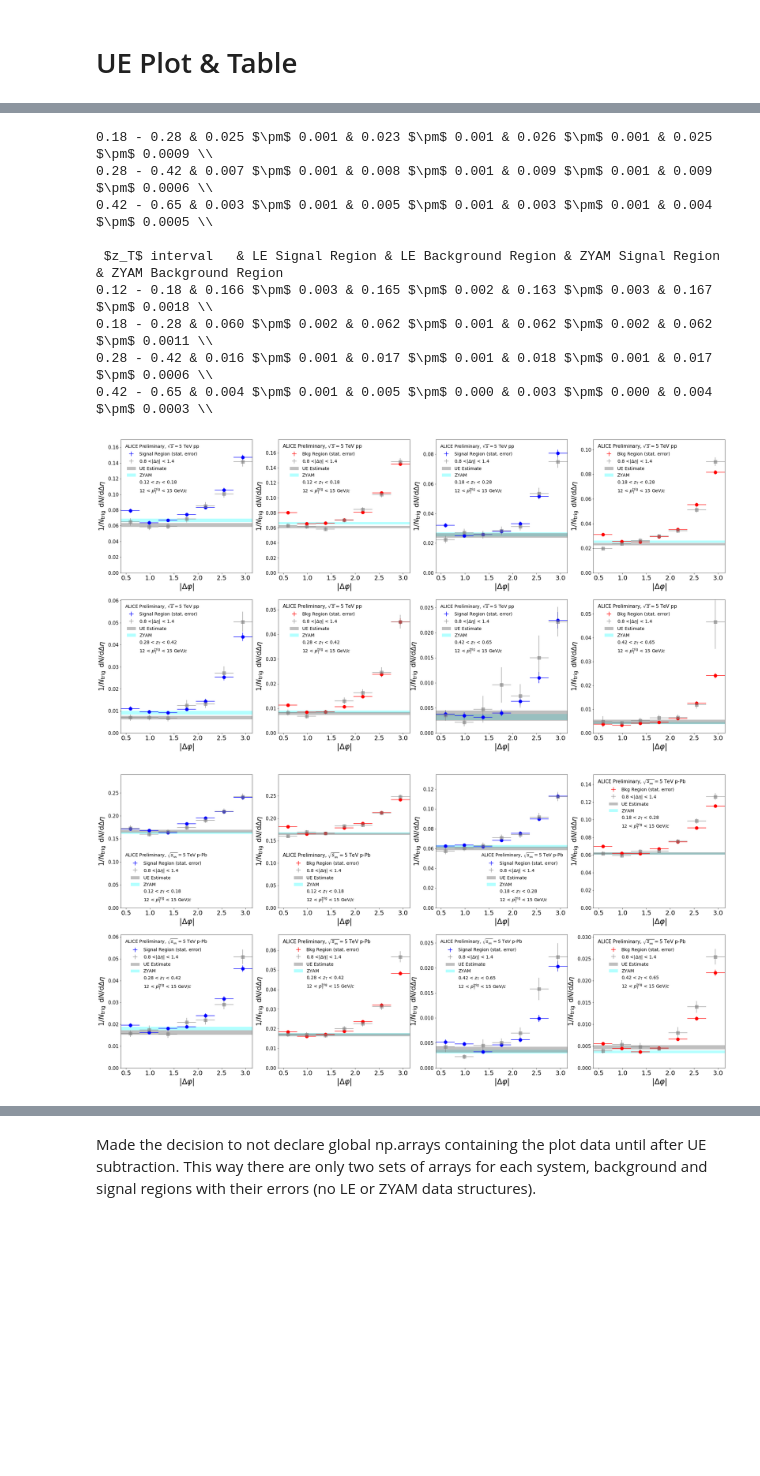
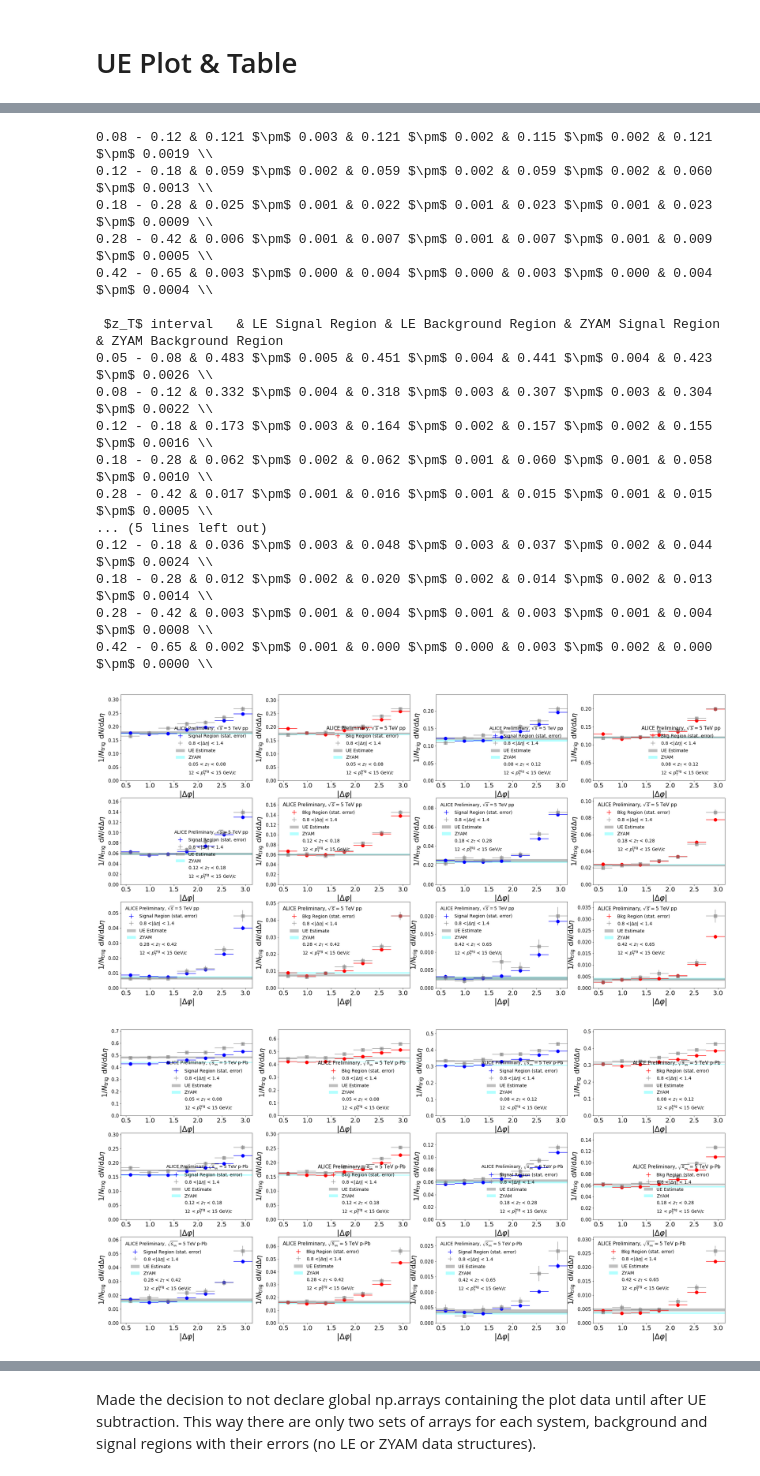
Before and after one commit to miguelignacio/CorrelationAnalysis, a Jupyter notebook: NtupleAnalysis/correlation.ipynb, the cells around one changed output, grey strips where cells are left out. Saved outputs shown, nothing was run; the diff lists cells and outputs as text; code cells hidden in the pictures; blank space fills up the shorter version.

```diff
--- a/NtupleAnalysis/correlation.ipynb
+++ b/NtupleAnalysis/correlation.ipynb
@@ -67,23 +101,30 @@ MC_File = 'InputData/18b10a_pthat_1_2_SE_NN_Correlation_GMB_Ratio.root'
 delta_phi_centers= np.array([0.5890486225480862, 0.9817477042468103, 1.3744467859455345, 1.7671458676442586, 2.1598449493429825, 2.552544031041707, 2.945243112740431])
 phi_width = [0.39269908169872414/2]*len(delta_phi_centers)
 
-###Array used for UE Error bar####
+###Array used for WIDTH UE Error bar####
 ue_error_bar = np.array([0,0.05,0.1,0.15,0.2,0.25,0.3,0.39269908169872414,2*0.39269908169872414])
 
 zTbins = [0.05, 0.07670637, 0.11767734, 0.18053204, 0.27695915, 0.42489062, 0.65183634, 1]
-pTbins = [0,0,12, 15]
+#zTbins = [0.06335319, 0.09719185, 0.14910469, 0.22874559, 0.35092488, 0.53836348, 0.82591817, 1]
+
+if(HighpT):
+    pTbins = [0,0,15,20]
+
+else:
+    pTbins = [0,0,12, 15]
 
 #####. Total Number of zT bins, max 7  #####
-NzT = 4
+NzT = 6
 
 #####  Skip First N zT bins  #####
-zT_offset = 2
+zT_offset = 0
 
 zT_centers = np.zeros(NzT)
 zT_widths = np.zeros(NzT)
 for ztbin in range(zT_offset,NzT+zT_offset):
     zT_centers[ztbin-zT_offset] = (zTbins[ztbin]+ zTbins[ztbin+1])/2
     zT_widths[ztbin-zT_offset] = (zTbins[ztbin+1]-zTbins[ztbin])/2
+print(zT_centers)
 
 Corrections = [1,1.007,0.982,0.970,0.942,0.830,0.640]
 oneminFake = [1,0.982,0.980,0.978,0.970,0.915,0.812]
@@ -90,3 +135,5 @@ oneminFake = [1,0.982,0.980,0.978,0.970,0.915,0.812]
+# %%
+eta_max = 1.2
 # %% [markdown]
 # Define Errors
 # %%
@@ -237,7 +283,6 @@ def GetLE_Val( LE_Phi_Array, LE_Error_Array):
 def GetPhiProj(filename,prfx,ipt, izt, Signal_DNN=True):
 
     file = ROOT.TFile(filename)
-
 
     if (Signal_DNN == "Inclusive"):
         histo2D = file.Get('Correlation__pT%1.0f_%1.0f__zT%1.0f_zT%1.0f'
@@ -246,8 +291,7 @@ def GetPhiProj(filename,prfx,ipt, izt, Signal_DNN=True):
         Eta_Axis = histo2D.GetYaxis()
         PhiProjection = histo2D.ProjectionX('Inclusive_PhiProjection__pT_%1.0f_%1.0f__zt_%1.0f_%1.0f'
                                       %(pTbins[ipt],pTbins[ipt+1],100*zTbins[izt],
-                                        100*zTbins[izt+1]),Eta_Axis.FindBin(-0.6),Eta_Axis.FindBin(0.6))
-                                        #100*zTbins[izt+1]),Eta_Axis.FindBin(-1.2),Eta_Axis.FindBin(1.2))
+                                        100*zTbins[izt+1]),Eta_Axis.FindBin(-eta_max),Eta_Axis.FindBin(eta_max))
 
     else:
         DNN_Rgn = int(Signal_DNN) + 2*(1-int(Signal_DNN)) #convert bool to DNN_1 (Sgn) or DNN_2 (Bkgd)
@@ -257,14 +301,11 @@ def GetPhiProj(filename,prfx,ipt, izt, Signal_DNN=True):
         Eta_Axis = histo2D.GetYaxis()
         PhiProjection = histo2D.ProjectionX('DNN%i_PhiProjection__pT_%1.0f_%1.0f__zt_%1.0f_%1.0f'
                                       %(DNN_Rgn,pTbins[ipt],pTbins[ipt+1],100*zTbins[izt],
-                                        100*zTbins[izt+1]),Eta_Axis.FindBin(-0.6),Eta_Axis.FindBin(0.6))
-                                        #100*zTbins[izt+1]),Eta_Axis.FindBin(-1.2),Eta_Axis.FindBin(1.2))
-
+                                        100*zTbins[izt+1]),Eta_Axis.FindBin(-eta_max),Eta_Axis.FindBin(eta_max))
 
     PhiProjection.SetDirectory(0)
     PhiProjection.Rebin(2)
-    PhiProjection.Scale(1.0/1.2)
-    #PhiProjection.Scale(1.0/2.4)
+    PhiProjection.Scale(1.0/(2*eta_max))
 
     #per trigger yield
     ntriggers = Get_NTriggers(filename,ipt, Signal_DNN)
@@ -351,9 +392,6 @@ def GetPhiProj(filename,prfx,ipt, izt, Signal_DNN=True):
 # %% [markdown]
 # UE Plot & Table
 # %%
-Systems = ["pp","p-Pb"]
-Files = [pp_File,pPb_File]
-
 for sys,ifile in zip(Systems,Files):
     print(" $z_T$ interval   & LE Signal Region & LE Background Region & ZYAM Signal Region & ZYAM Background Region")
     fig = plt.figure(figsize=(34,17))
@@ -364,7 +402,7 @@ for sys,ifile in zip(Systems,Files):
 
             ztb = izt-zT_offset
 
-            Sig_LE_Phi_Array, Sig_LE_Error_Array = GetLEProj(ifile, ipt, izt, True,False)
+            Sig_LE_Phi_Array, Sig_LE_Error_Array = GetLEProj(ifile, ipt, izt, True,False)#2 Bools: Signal_Region, LE Region Averegaing
             Bkg_LE_Phi_Array, Bkg_LE_Error_Array = GetLEProj(ifile, ipt, izt, False,False)
 
             S_LE, S_LE_Error = GetLE_Val(Sig_LE_Phi_Array, Sig_LE_Error_Array)
@@ -412,7 +450,7 @@ for sys,ifile in zip(Systems,Files):
             s_le_line = ax.fill_between(fill_x, S_LE-S_LE_Error,S_LE+S_LE_Error,interpolate=False,edgecolor='grey',linewidth=0.0, alpha=0.5,facecolor='grey')
 
             leg = ax.legend([s_plot,s_le_plot,s_le_line,s_z_line,empt,empt2],['Signal Region (stat. error)','0.8 <|$\Delta\eta$| < 1.4','UE Estimate',
-                'ZYAM',r'%1.2f < $z_\mathrm{T}$ < %1.2f'%(zTbins[izt],zTbins[izt+1]),r'12 < $p_\mathrm{T}^{\mathrm{trig}}$ < 15 GeV/$c$'],
+                'ZYAM',r'%1.2f < $z_\mathrm{T}$ < %1.2f'%(zTbins[izt],zTbins[izt+1]),r'%1.0f < $p_\mathrm{T}^{\mathrm{trig}}$ < %1.0f GeV/$c$'%(pTbins[ipt],pTbins[ipt+1])],
                 loc='best',title = "Alice Preliminary %s 5 TeV",fontsize=14,frameon=False,numpoints=1)
             if (sys == 'pp'):
                 leg.set_title("ALICE Preliminary, $\sqrt{s}=$5 TeV %s"%(sys))
@@ -446,7 +484,7 @@ for sys,ifile in zip(Systems,Files):
 
             b_le_plot =plt.errorbar(delta_phi_centers,Bkg_LE_Phi_Array,xerr=phi_width,yerr=Bkg_LE_Error_Array,fmt=None,ecolor='Grey',alpha=0.8)
             leg = ax.legend([b_plot,b_le_plot,b_le_line,b_z_line,empt,empt2],['Bkg Region (stat. error)','0.8 <|$\Delta\eta$| < 1.4','UE Estimate',
-                'ZYAM',r'%1.2f < $z_\mathrm{T}$ < %1.2f'%(zTbins[izt],zTbins[izt+1]),r'12 < $p_\mathrm{T}^{\mathrm{trig}}$ < 15 GeV/$c$'],
+                'ZYAM',r'%1.2f < $z_\mathrm{T}$ < %1.2f'%(zTbins[izt],zTbins[izt+1]),r'%1.0f < $p_\mathrm{T}^{\mathrm{trig}}$ < %1.0f GeV/$c$'%(pTbins[ipt],pTbins[ipt+1])],
                 loc='best',fontsize=14,frameon=False,numpoints=1)
             if (sys == 'pp'):
                 leg.set_title("ALICE Preliminary, $\sqrt{s}=$5 TeV %s"%(sys))
@@ -462,11 +500,19 @@ for sys,ifile in zip(Systems,Files):
-0.18 - 0.28 & 0.025 $\pm$ 0.001 & 0.023 $\pm$ 0.001 & 0.026 $\pm$ 0.001 & 0.025 $\pm$ 0.0009 \\
-0.28 - 0.42 & 0.007 $\pm$ 0.001 & 0.008 $\pm$ 0.001 & 0.009 $\pm$ 0.001 & 0.009 $\pm$ 0.0006 \\
-0.42 - 0.65 & 0.003 $\pm$ 0.001 & 0.005 $\pm$ 0.001 & 0.003 $\pm$ 0.001 & 0.004 $\pm$ 0.0005 \\
+0.08 - 0.12 & 0.121 $\pm$ 0.003 & 0.121 $\pm$ 0.002 & 0.115 $\pm$ 0.002 & 0.121 $\pm$ 0.0019 \\
+0.12 - 0.18 & 0.059 $\pm$ 0.002 & 0.059 $\pm$ 0.002 & 0.059 $\pm$ 0.002 & 0.060 $\pm$ 0.0013 \\
+0.18 - 0.28 & 0.025 $\pm$ 0.001 & 0.022 $\pm$ 0.001 & 0.023 $\pm$ 0.001 & 0.023 $\pm$ 0.0009 \\
+0.28 - 0.42 & 0.006 $\pm$ 0.001 & 0.007 $\pm$ 0.001 & 0.007 $\pm$ 0.001 & 0.009 $\pm$ 0.0005 \\
+0.42 - 0.65 & 0.003 $\pm$ 0.000 & 0.004 $\pm$ 0.000 & 0.003 $\pm$ 0.000 & 0.004 $\pm$ 0.0004 \\
 
  $z_T$ interval   & LE Signal Region & LE Background Region & ZYAM Signal Region & ZYAM Background Region
-0.12 - 0.18 & 0.166 $\pm$ 0.003 & 0.165 $\pm$ 0.002 & 0.163 $\pm$ 0.003 & 0.167 $\pm$ 0.0018 \\
-0.18 - 0.28 & 0.060 $\pm$ 0.002 & 0.062 $\pm$ 0.001 & 0.062 $\pm$ 0.002 & 0.062 $\pm$ 0.0011 \\
-0.28 - 0.42 & 0.016 $\pm$ 0.001 & 0.017 $\pm$ 0.001 & 0.018 $\pm$ 0.001 & 0.017 $\pm$ 0.0006 \\
-0.42 - 0.65 & 0.004 $\pm$ 0.001 & 0.005 $\pm$ 0.000 & 0.003 $\pm$ 0.000 & 0.004 $\pm$ 0.0003 \\
+0.05 - 0.08 & 0.483 $\pm$ 0.005 & 0.451 $\pm$ 0.004 & 0.441 $\pm$ 0.004 & 0.423 $\pm$ 0.0026 \\
+0.08 - 0.12 & 0.332 $\pm$ 0.004 & 0.318 $\pm$ 0.003 & 0.307 $\pm$ 0.003 & 0.304 $\pm$ 0.0022 \\
+0.12 - 0.18 & 0.173 $\pm$ 0.003 & 0.164 $\pm$ 0.002 & 0.157 $\pm$ 0.002 & 0.155 $\pm$ 0.0016 \\
+0.18 - 0.28 & 0.062 $\pm$ 0.002 & 0.062 $\pm$ 0.001 & 0.060 $\pm$ 0.001 & 0.058 $\pm$ 0.0010 \\
+0.28 - 0.42 & 0.017 $\pm$ 0.001 & 0.016 $\pm$ 0.001 & 0.015 $\pm$ 0.001 & 0.015 $\pm$ 0.0005 \\
+... (5 lines left out)
+0.12 - 0.18 & 0.036 $\pm$ 0.003 & 0.048 $\pm$ 0.003 & 0.037 $\pm$ 0.002 & 0.044 $\pm$ 0.0024 \\
+0.18 - 0.28 & 0.012 $\pm$ 0.002 & 0.020 $\pm$ 0.002 & 0.014 $\pm$ 0.002 & 0.013 $\pm$ 0.0014 \\
+0.28 - 0.42 & 0.003 $\pm$ 0.001 & 0.004 $\pm$ 0.001 & 0.003 $\pm$ 0.001 & 0.004 $\pm$ 0.0008 \\
+0.42 - 0.65 & 0.002 $\pm$ 0.001 & 0.000 $\pm$ 0.000 & 0.003 $\pm$ 0.002 & 0.000 $\pm$ 0.0000 \\
-[figure, old version]
+[figure, new version]
-[figure, old version]
+[figure, new version]
```
Also changed, not shown: parts of 43 cells of this notebook, 1 other file.
